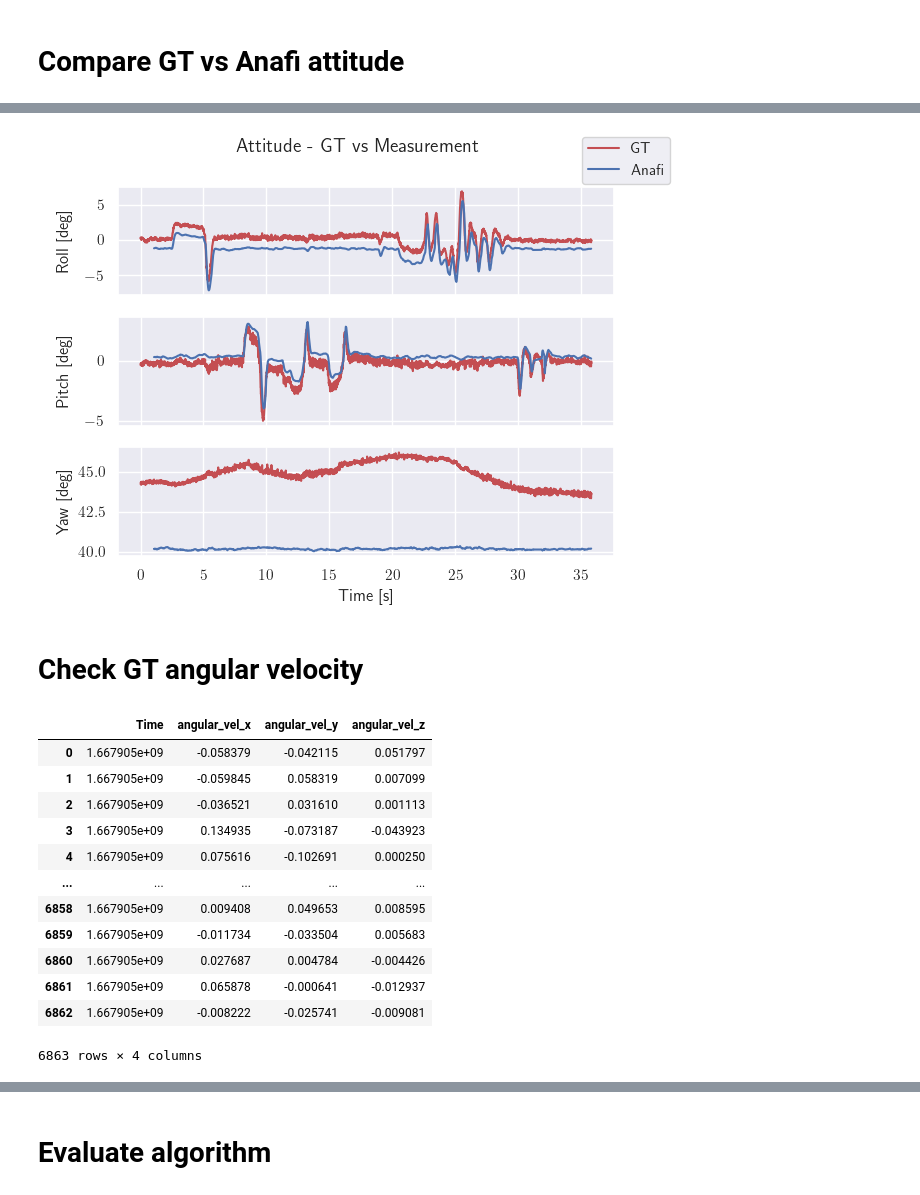
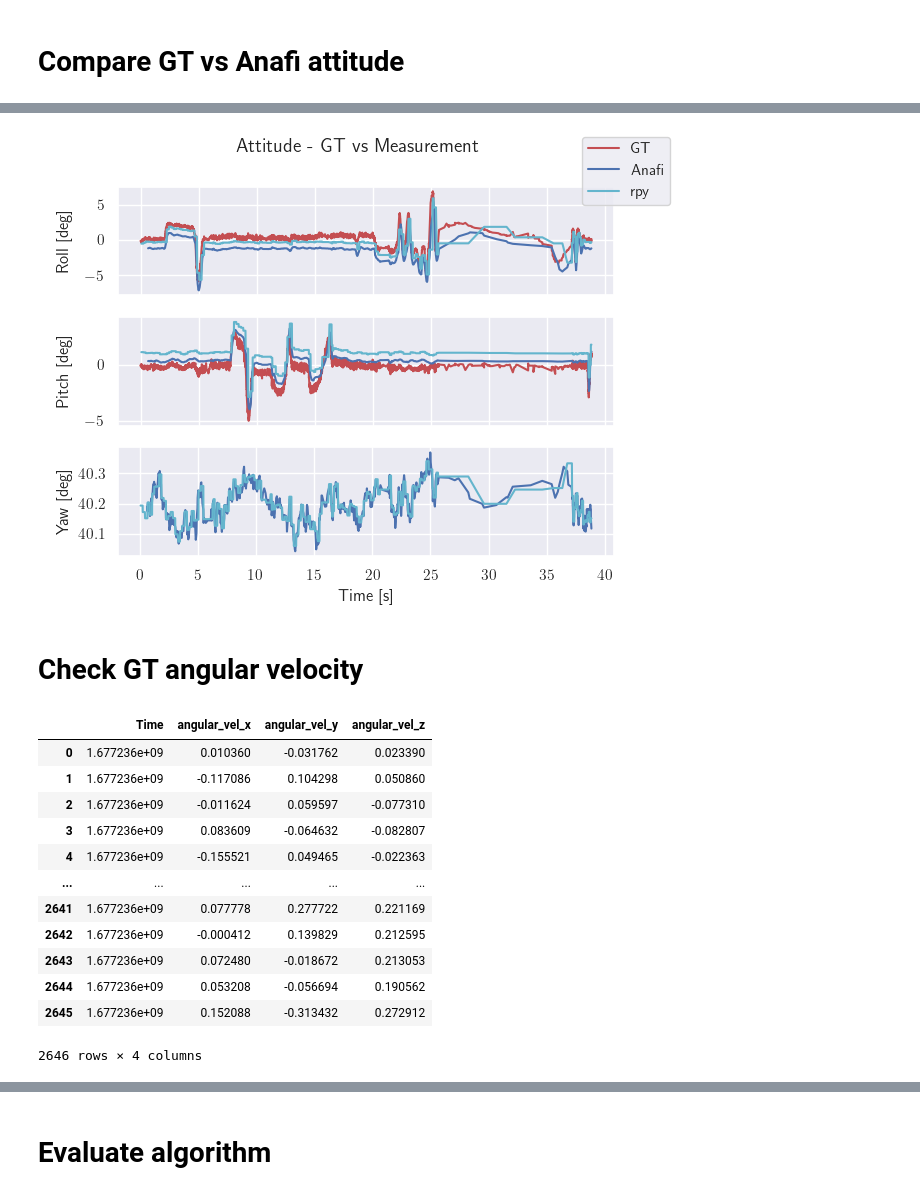
Before and after one commit to simenallum/msc_thesis, a Jupyter notebook: offline_utils/analysis/pix2geo/evaluate_pix2geo.ipynb, the cells around one changed output, grey strips where cells are left out. Saved outputs shown, nothing was run; the diff lists cells and outputs as text; code cells hidden in the pictures.

```diff
--- a/offline_utils/analysis/pix2geo/evaluate_pix2geo.ipynb
+++ b/offline_utils/analysis/pix2geo/evaluate_pix2geo.ipynb
@@ -105,6 +105,6 @@ def get_np_arr_without_nan(df, datacols_list, remove_identicals=True):
 # %%
 # b = bagreader('/Users/simenallum/Library/CloudStorage/OneDrive-NTNU/Project thesis - bagfiles/lab/square/no_perception/2022-11-08-11-56-31.bag')
 # b = bagreader('/Users/simenallum/Library/CloudStorage/OneDrive-NTNU/Project thesis - bagfiles/lab/mission/no_perception/2022-11-08-11-19-46.bag')
-b = bagreader('/home/msccomputer/Desktop/2023-02-24-11-39-22.bag')
+b = bagreader('/home/msccomputer/Desktop/2023-02-24-15-00-43.bag')
 b.topic_table
 # %% [output]
@@ -175,0 +176,11 @@ df_gt_anafi_attitude
+# %%
+anafi_rpy = b.message_by_topic('/anafi/rpy')
+df_anafi_rpy = pd.read_csv(anafi_rpy)
+
+df_anafi_rpy['vector.x'] = np.rad2deg(df_anafi_rpy['vector.x'])
+df_anafi_rpy['vector.y'] = np.rad2deg(df_anafi_rpy['vector.y'])
+df_anafi_rpy['vector.z'] = np.rad2deg(df_anafi_rpy['vector.z'])
+
+df_anafi_rpy = rename_columns(df_anafi_rpy[["Time", "vector.x", "vector.y", "vector.z"]], ["anafi_roll_rpy", "anafi_pitch_rpy", "anafi_yaw_rpy"])
+
+df_anafi_rpy
@@ -176,5 +201,5 @@ df_gt_anafi_attitude
 # %%
-df_merged_attitude = sync_dfs_based_on_time([df_gt_anafi_attitude, df_anafi_attitude])
+df_merged_attitude = sync_dfs_based_on_time([df_gt_anafi_attitude, df_anafi_attitude, df_anafi_rpy])
 
 df_merged_attitude = normalize_df_time(df_merged_attitude)
 
@@ -183,43 +208,50 @@ df_merged_attitude
 
 np_gt_anafi_attitude = get_np_arr_without_nan(df_merged_attitude, ["gt_anafi_roll",	"gt_anafi_pitch",	"gt_anafi_yaw"])
 np_anafi_attitude = get_np_arr_without_nan(df_merged_attitude, ["anafi_roll",	"anafi_pitch",	"anafi_yaw"])
+np_anafi_rpy = get_np_arr_without_nan(df_merged_attitude, ["anafi_roll_rpy", "anafi_pitch_rpy", "anafi_yaw_rpy"], remove_identicals=False)
 # %%
 fig, axs = plt.subplots(3, 1)
 
 axs[0].plot(np_gt_anafi_attitude[:,0], np_gt_anafi_attitude[:,1],'-', ms=1, c='r')
 axs[0].plot(np_anafi_attitude[:,0], np_anafi_attitude[:,1],'-', ms=1, c='b')
+axs[0].plot(np_anafi_rpy[:,0], np_anafi_rpy[:,1],'-', ms=1, c='c')
+
 
 axs[0].set_ylabel('Roll [deg]')
 axs[0].grid(True)
 axs[0].set_xticklabels([])
 
 
 axs[1].plot(np_gt_anafi_attitude[:,0], np_gt_anafi_attitude[:,2],'-', ms=1, c='r')
 axs[1].plot(np_anafi_attitude[:,0], np_anafi_attitude[:,2],'-', ms=1, c='b')
+axs[1].plot(np_anafi_rpy[:,0], np_anafi_rpy[:,2],'-', ms=1, c='c')
+
 
 axs[1].set_xticklabels([])
 axs[1].set_ylabel('Pitch [deg]')
 axs[1].grid(True)
 axs[1].set_xticklabels([])
 
 
 
-axs[2].plot(np_gt_anafi_attitude[:,0], np_gt_anafi_attitude[:,3],'-', ms=1, c='r')
+# axs[2].plot(np_gt_anafi_attitude[:,0], np_gt_anafi_attitude[:,3],'-', ms=1, c='r')
 axs[2].plot(np_anafi_attitude[:,0], np_anafi_attitude[:,3],'-', ms=1, c='b')
+axs[2].plot(np_anafi_rpy[:,0], np_anafi_rpy[:,3],'-', ms=1, c='c')
+
 
 axs[2].set_xlabel('Time [s]')
 axs[2].set_ylabel('Yaw [deg]')
 axs[2].grid(True)
 
 handles, labels = axs[2].get_legend_handles_labels()
-labels = ["GT", "Anafi"]
+labels = ["GT", "Anafi", "rpy"]
 fig.legend(labels, loc='upper right', ncol=1)
 fig.suptitle('Attitude - GT vs Measurement', fontsize=14)
 fig.align_ylabels(axs)
 
 plt.show()
 # %% [output]
-[figure, old version]
+[figure, new version]
 # %% [markdown]
 # Check GT angular velocity
 # %%
@@ -233,18 +265,18 @@ df_gt_anafi_odom = rename_columns(df_gt_anafi_odom[["Time", "twist.twist.angular
 df_gt_anafi_odom
 # %% [output]
 |  | Time | angular_vel_x | angular_vel_y | angular_vel_z |
-| 0 | 1.667905e+09 | -0.058379 | -0.042115 | 0.051797 |
-| 1 | 1.667905e+09 | -0.059845 | 0.058319 | 0.007099 |
-| 2 | 1.667905e+09 | -0.036521 | 0.031610 | 0.001113 |
-| 3 | 1.667905e+09 | 0.134935 | -0.073187 | -0.043923 |
-| 4 | 1.667905e+09 | 0.075616 | -0.102691 | 0.000250 |
+| 0 | 1.677236e+09 | 0.010360 | -0.031762 | 0.023390 |
+| 1 | 1.677236e+09 | -0.117086 | 0.104298 | 0.050860 |
+| 2 | 1.677236e+09 | -0.011624 | 0.059597 | -0.077310 |
+| 3 | 1.677236e+09 | 0.083609 | -0.064632 | -0.082807 |
+| 4 | 1.677236e+09 | -0.155521 | 0.049465 | -0.022363 |
 | ... | ... | ... | ... | ... |
-| 6858 | 1.667905e+09 | 0.009408 | 0.049653 | 0.008595 |
-| 6859 | 1.667905e+09 | -0.011734 | -0.033504 | 0.005683 |
-| 6860 | 1.667905e+09 | 0.027687 | 0.004784 | -0.004426 |
-| 6861 | 1.667905e+09 | 0.065878 | -0.000641 | -0.012937 |
-| 6862 | 1.667905e+09 | -0.008222 | -0.025741 | -0.009081 |
+| 2641 | 1.677236e+09 | 0.077778 | 0.277722 | 0.221169 |
+| 2642 | 1.677236e+09 | -0.000412 | 0.139829 | 0.212595 |
+| 2643 | 1.677236e+09 | 0.072480 | -0.018672 | 0.213053 |
+| 2644 | 1.677236e+09 | 0.053208 | -0.056694 | 0.190562 |
+| 2645 | 1.677236e+09 | 0.152088 | -0.313432 | 0.272912 |
-6863 rows × 4 columns
+2646 rows × 4 columns
 # %%
 df_merged_odom = sync_dfs_based_on_time([df_gt_anafi_odom])
 
```
Also changed, not shown: parts of 13 cells of this notebook, 3 other files.
